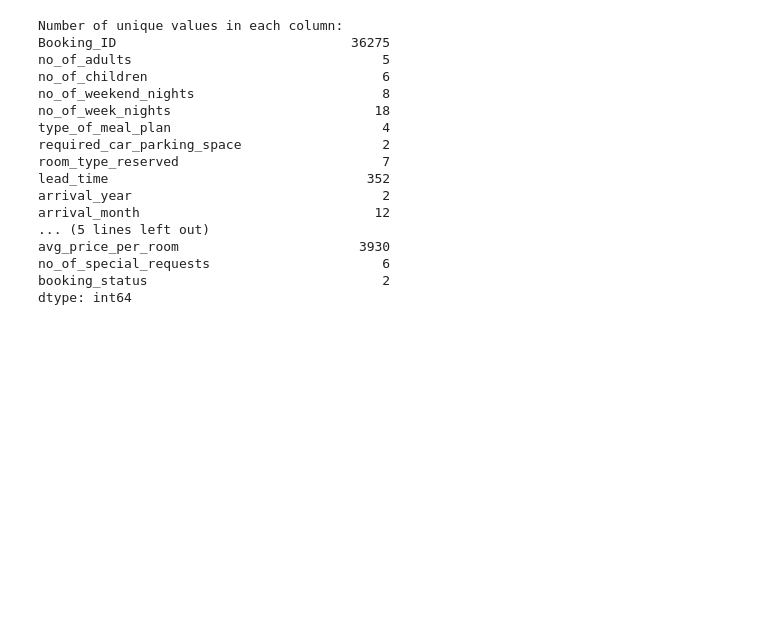
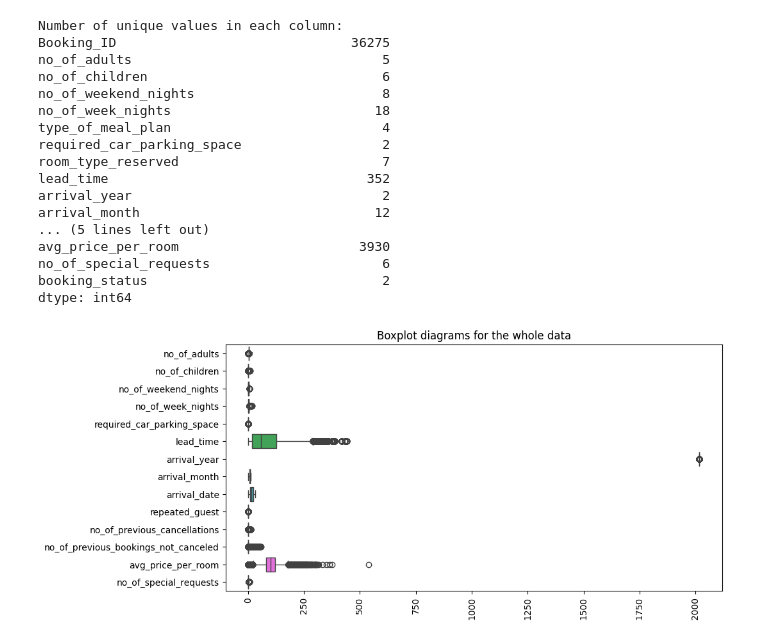
Before and after one commit to Drashko73/hotel-reservations-analysis, a Jupyter notebook: notebooks/01_data_description.ipynb, the cells around one changed output. Cells and saved outputs as stored; diff of their text form; code cells hidden in the pictures; blank space fills up the shorter version.

Commit message:
Added boxplot for the whole dataset

```diff
--- a/notebooks/01_data_description.ipynb
+++ b/notebooks/01_data_description.ipynb
@@ -151,0 +155,12 @@ dtype: int64
+# %%
+# Plot the boxplot for the whole data
+
+plt.figure(figsize=(10, 5))
+sns.boxplot(data=data, orient='h')
+plt.xticks(rotation=90)
+
+plt.title("Boxplot diagrams for the whole data")
+
+plt.show()
+# %% [output]
+[figure, added]
```
Also changed, not shown: parts of 1 cell of this notebook.
